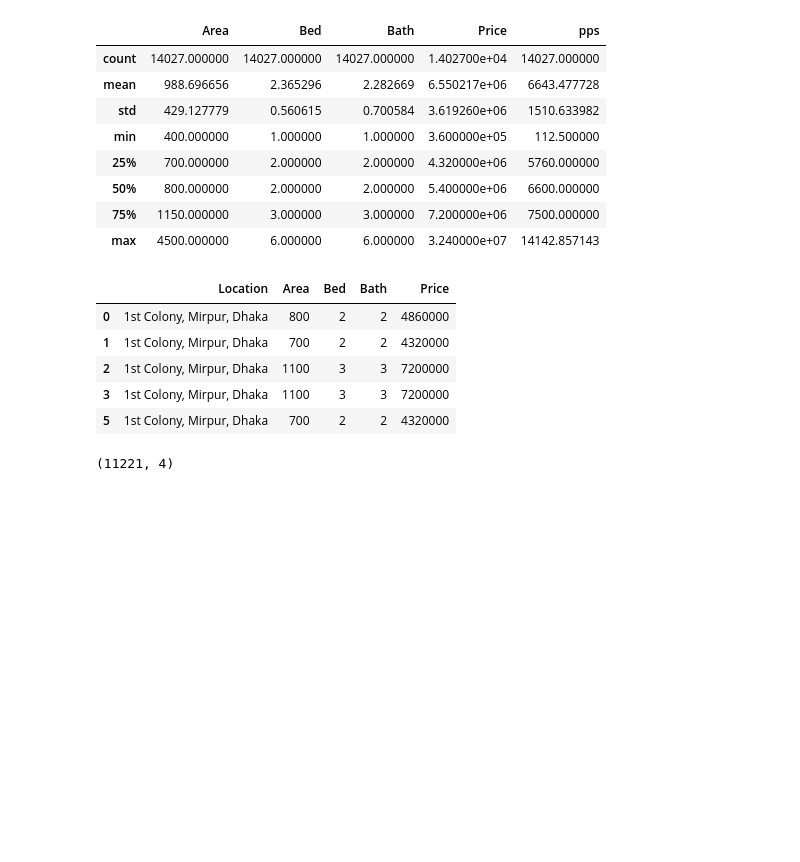
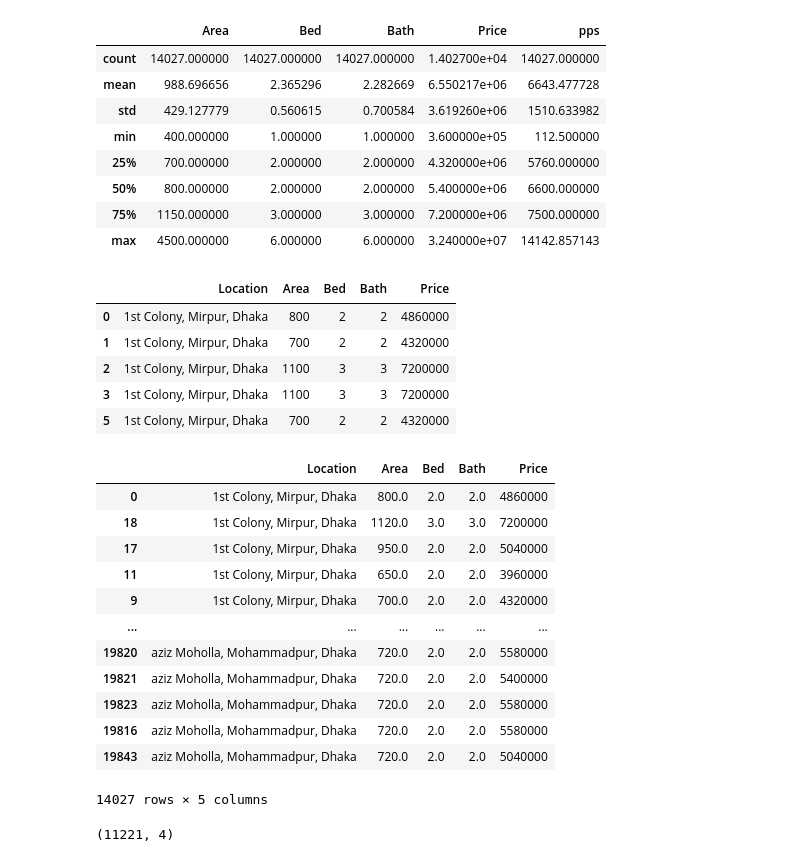
Before and after one commit to tanim26072000/Flat-price-predictor, a Jupyter notebook: new.ipynb, the cells around one changed output. Cells and saved outputs as stored; diff of their text form; code cells hidden in the pictures; blank space fills up the shorter version.

Commit message:
added sort

```diff
--- a/new.ipynb
+++ b/new.ipynb
@@ -272,6 +272,22 @@ data.head()
 # %%
 for i in ['Bed','Bath','Area']:
   data[i]= data[i].apply(float)
+# %%
+data.sort_values(by='Location')
+# %% [output]
+|  | Location | Area | Bed | Bath | Price |
+| 0 | 1st Colony, Mirpur, Dhaka | 800.0 | 2.0 | 2.0 | 4860000 |
+| 18 | 1st Colony, Mirpur, Dhaka | 1120.0 | 3.0 | 3.0 | 7200000 |
+| 17 | 1st Colony, Mirpur, Dhaka | 950.0 | 2.0 | 2.0 | 5040000 |
+| 11 | 1st Colony, Mirpur, Dhaka | 650.0 | 2.0 | 2.0 | 3960000 |
+| 9 | 1st Colony, Mirpur, Dhaka | 700.0 | 2.0 | 2.0 | 4320000 |
+| ... | ... | ... | ... | ... | ... |
+| 19820 | aziz Moholla, Mohammadpur, Dhaka | 720.0 | 2.0 | 2.0 | 5580000 |
+| 19821 | aziz Moholla, Mohammadpur, Dhaka | 720.0 | 2.0 | 2.0 | 5400000 |
+| 19823 | aziz Moholla, Mohammadpur, Dhaka | 720.0 | 2.0 | 2.0 | 5580000 |
+| 19816 | aziz Moholla, Mohammadpur, Dhaka | 720.0 | 2.0 | 2.0 | 5580000 |
+| 19843 | aziz Moholla, Mohammadpur, Dhaka | 720.0 | 2.0 | 2.0 | 5040000 |
+14027 rows × 5 columns
 # %%
 
 data.to_csv('cleaned_data.csv')
```
Also changed, not shown: 1 other file.
